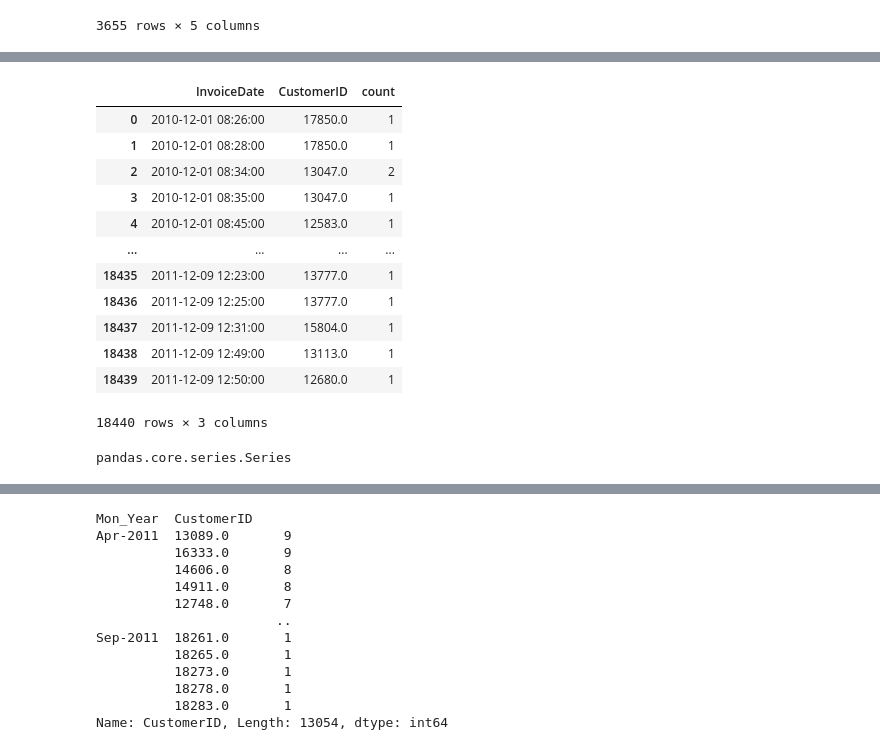
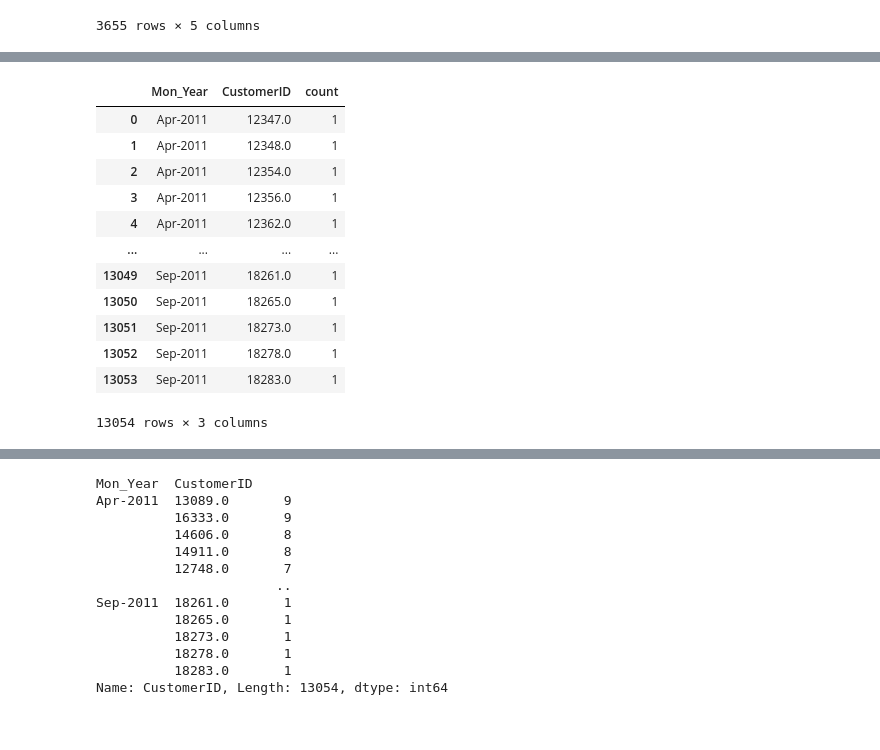
Before and after one commit to krivolapov/roivenue_test, a Jupyter notebook: Analysis of Ecommerce Orders.ipynb, the cells around one changed output, grey strips where cells are left out. Cells and saved outputs as stored; diff of their text form; code cells hidden in the pictures.

```diff
--- a/Analysis of Ecommerce Orders.ipynb
+++ b/Analysis of Ecommerce Orders.ipynb
@@ -259,16 +247,17 @@ Name: CustomerID, Length: 13054, dtype: int64
 # %%
-pd.DataFrame({'count' : df_total_price_pos.groupby( [ "InvoiceDate", "CustomerID"] ).size()}).reset_index()
+abc = pd.DataFrame({'count' : df_total_price_pos.groupby( [ "Mon_Year", "CustomerID"] ).size()}).reset_index()
+abc
 # %% [output]
-|  | InvoiceDate | CustomerID | count |
-| 0 | 2010-12-01 08:26:00 | 17850.0 | 1 |
-| 1 | 2010-12-01 08:28:00 | 17850.0 | 1 |
-| 2 | 2010-12-01 08:34:00 | 13047.0 | 2 |
-| 3 | 2010-12-01 08:35:00 | 13047.0 | 1 |
-| 4 | 2010-12-01 08:45:00 | 12583.0 | 1 |
+|  | Mon_Year | CustomerID | count |
+| 0 | Apr-2011 | 12347.0 | 1 |
+| 1 | Apr-2011 | 12348.0 | 1 |
+| 2 | Apr-2011 | 12354.0 | 1 |
+| 3 | Apr-2011 | 12356.0 | 1 |
+| 4 | Apr-2011 | 12362.0 | 1 |
 | ... | ... | ... | ... |
-| 18435 | 2011-12-09 12:23:00 | 13777.0 | 1 |
-| 18436 | 2011-12-09 12:25:00 | 13777.0 | 1 |
-| 18437 | 2011-12-09 12:31:00 | 15804.0 | 1 |
-| 18438 | 2011-12-09 12:49:00 | 13113.0 | 1 |
-| 18439 | 2011-12-09 12:50:00 | 12680.0 | 1 |
+| 13049 | Sep-2011 | 18261.0 | 1 |
+| 13050 | Sep-2011 | 18265.0 | 1 |
+| 13051 | Sep-2011 | 18273.0 | 1 |
+| 13052 | Sep-2011 | 18278.0 | 1 |
+| 13053 | Sep-2011 | 18283.0 | 1 |
-18440 rows × 3 columns
+13054 rows × 3 columns
@@ -277,4 +263,0 @@ xyz = yyy.to_frame()
-# %%
-type(yyy)
-# %% [output]
-pandas.core.series.Series
```
Also changed, not shown: parts of 33 cells of this notebook, 4 other files.
